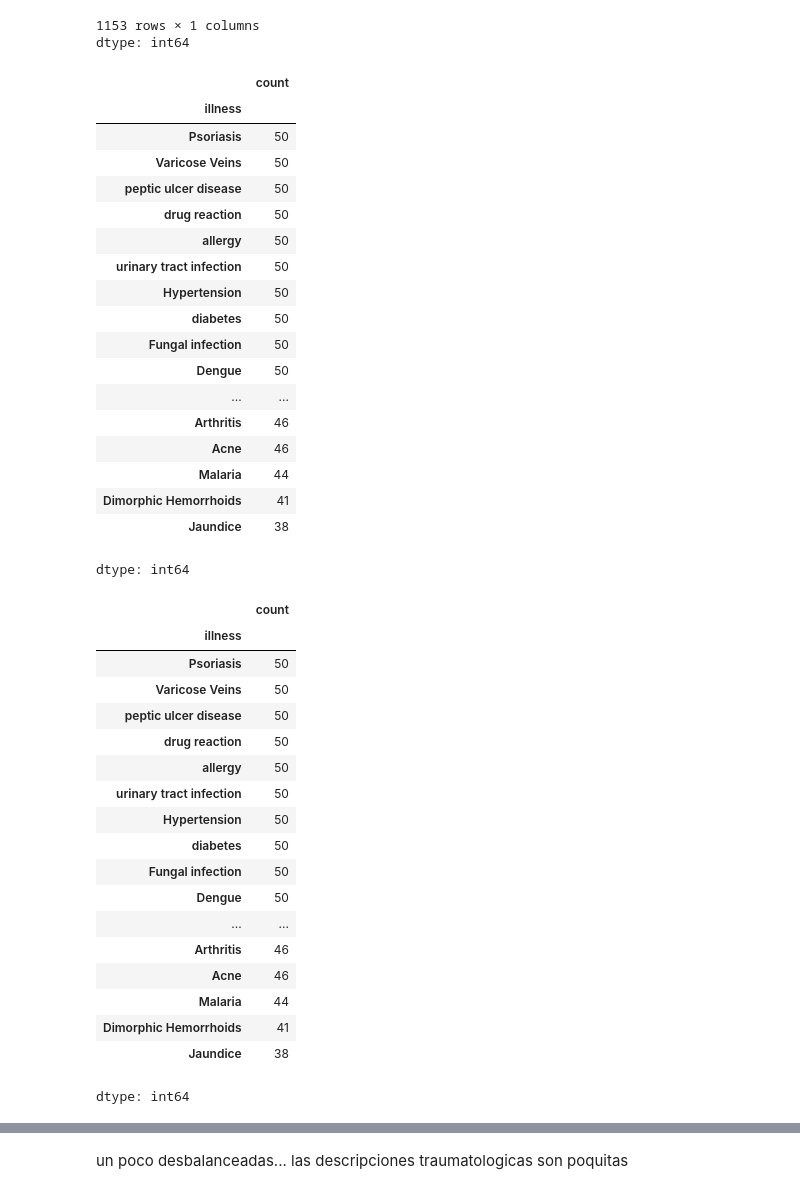
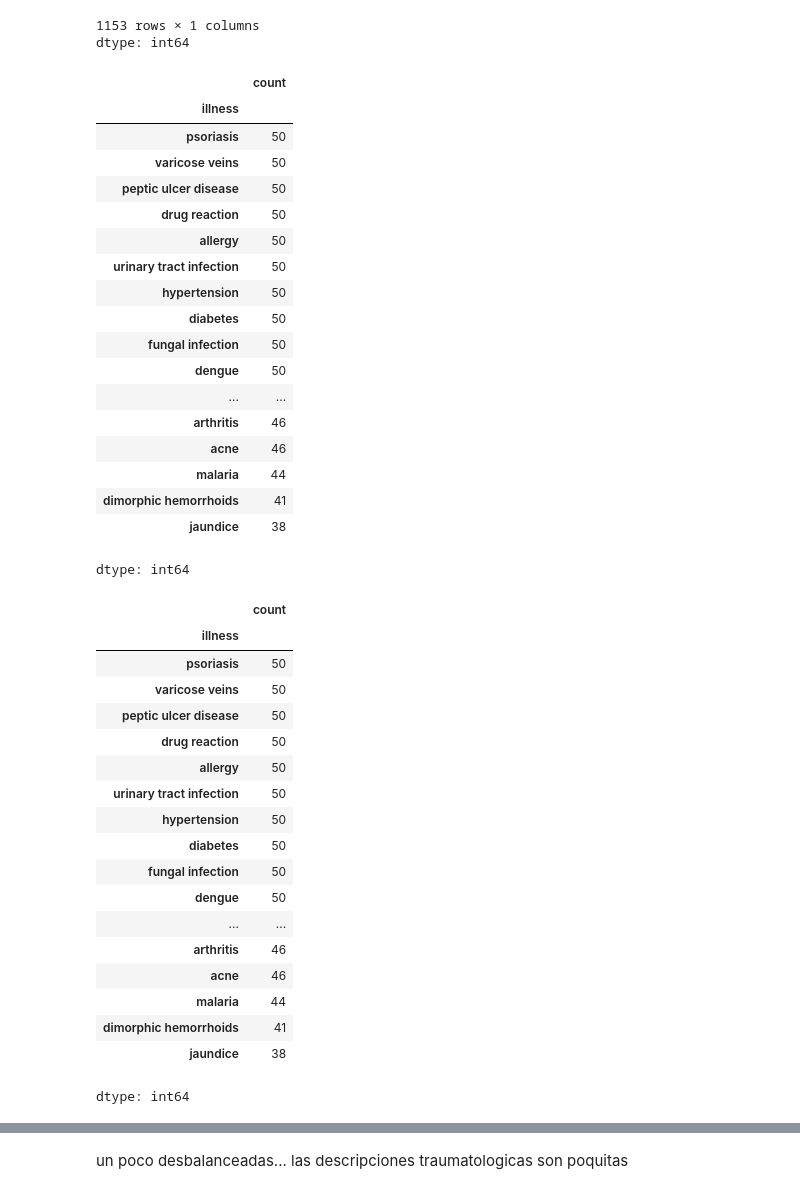
Before and after one commit to LuisaBeccar/proyecto_nlp, a Jupyter notebook: classification_symptoms.ipynb, the cells around one changed output, grey strips where cells are left out. Saved outputs shown, nothing was run; the diff lists cells and outputs as text; code cells hidden in the pictures.

```diff
--- a/classification_symptoms.ipynb
+++ b/classification_symptoms.ipynb
@@ -94,26 +128,27 @@ df.symptoms.value_counts()
 dtype: int64
 # %%
 # cuento cuantas descripciones de cada illness hay
+df.illness = df.illness.str.lower()
 df.illness.value_counts()
 # %% [output]
 |  | count |
 | illness |  |
-| Psoriasis | 50 |
-| Varicose Veins | 50 |
+| psoriasis | 50 |
+| varicose veins | 50 |
 | peptic ulcer disease | 50 |
 | drug reaction | 50 |
 | allergy | 50 |
 | urinary tract infection | 50 |
-| Hypertension | 50 |
+| hypertension | 50 |
 | diabetes | 50 |
-| Fungal infection | 50 |
-| Dengue | 50 |
+| fungal infection | 50 |
+| dengue | 50 |
 | ... | ... |
-| Arthritis | 46 |
-| Acne | 46 |
-| Malaria | 44 |
-| Dimorphic Hemorrhoids | 41 |
-| Jaundice | 38 |
+| arthritis | 46 |
+| acne | 46 |
+| malaria | 44 |
+| dimorphic hemorrhoids | 41 |
+| jaundice | 38 |
 dtype: int64
 # %%
 enfermedades = df.illness.value_counts().reindex(df.illness.value_counts().index)
@@ -121,20 +156,20 @@ enfermedades
 # %% [output]
 |  | count |
 | illness |  |
-| Psoriasis | 50 |
-| Varicose Veins | 50 |
+| psoriasis | 50 |
+| varicose veins | 50 |
 | peptic ulcer disease | 50 |
 | drug reaction | 50 |
 | allergy | 50 |
 | urinary tract infection | 50 |
-| Hypertension | 50 |
+| hypertension | 50 |
 | diabetes | 50 |
-| Fungal infection | 50 |
-| Dengue | 50 |
+| fungal infection | 50 |
+| dengue | 50 |
 | ... | ... |
-| Arthritis | 46 |
-| Acne | 46 |
-| Malaria | 44 |
-| Dimorphic Hemorrhoids | 41 |
-| Jaundice | 38 |
+| arthritis | 46 |
+| acne | 46 |
+| malaria | 44 |
+| dimorphic hemorrhoids | 41 |
+| jaundice | 38 |
 dtype: int64
```
Also changed, not shown: parts of 84 cells of this notebook.
